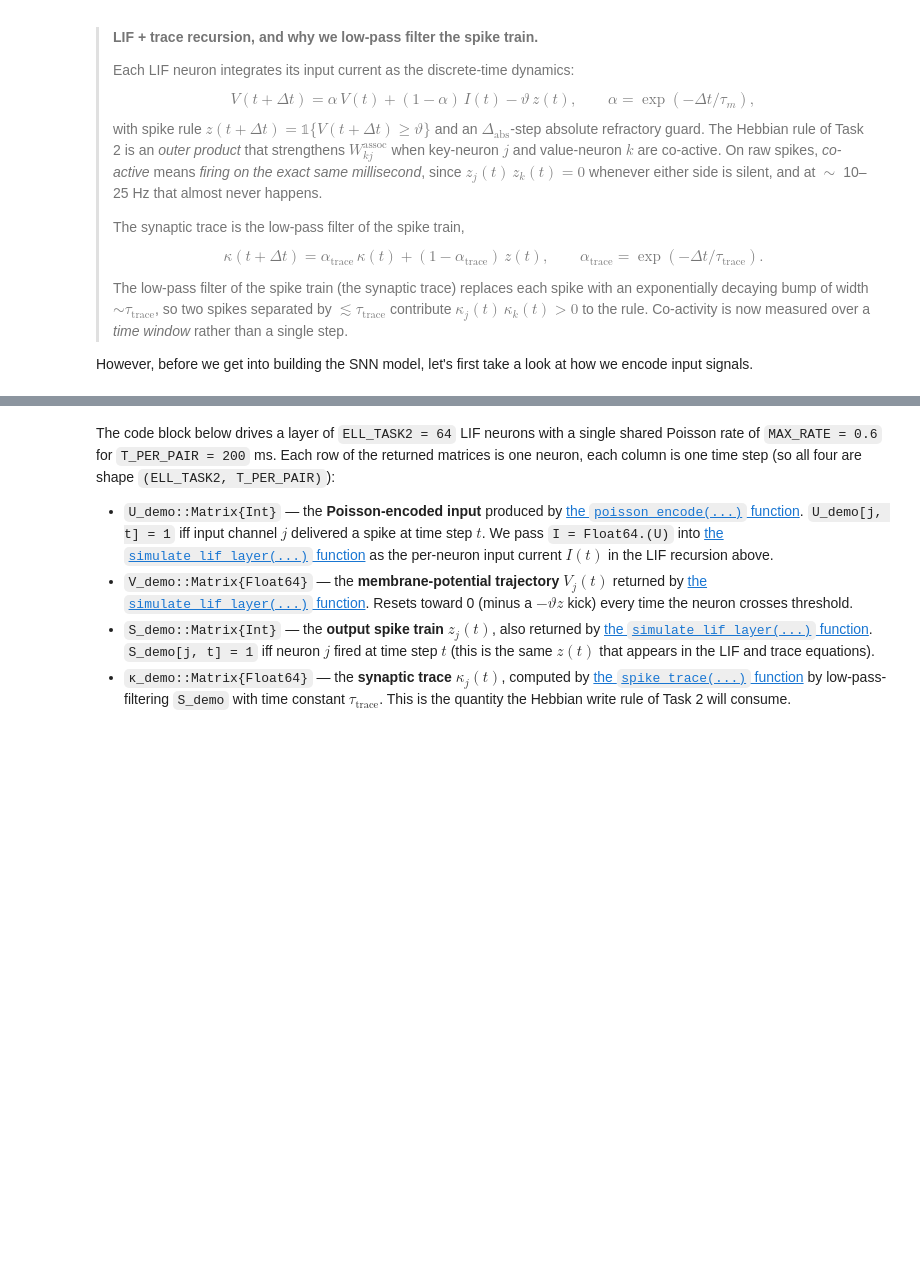
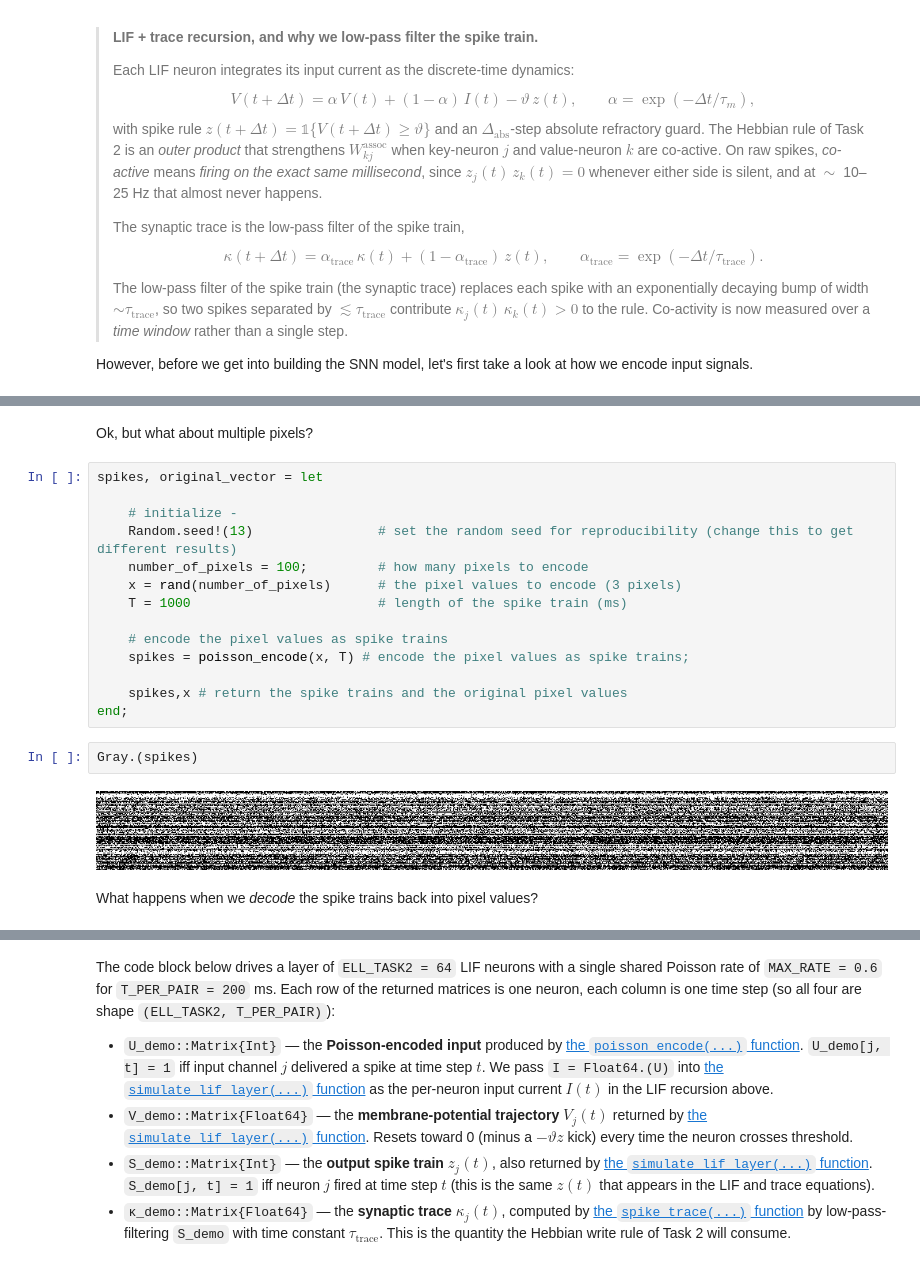
Before and after one commit to varnerlab/CHEME-5820-Labs-Spring-2026, a Jupyter notebook: labs/week-15/L15b/CHEME-5820-L15b-Lab-Solution-Spring-2026.ipynb, the cells around one changed output, grey strips where cells are left out. Drawn from its saved outputs; the diff is of its cells as text; blank space fills up the shorter version.

```diff
--- a/labs/week-15/L15b/CHEME-5820-L15b-Lab-Solution-Spring-2026.ipynb
+++ b/labs/week-15/L15b/CHEME-5820-L15b-Lab-Solution-Spring-2026.ipynb
@@ -127,3 +130,25 @@ end
 │   recovered_x = 0.15
 └ @ Main /Users/jeffreyvarner/Desktop/julia_work/CHEME-5820-instances/Spring-2026/CHEME-5820-Labs-Spring-2026/labs/week-15/L15b/jl_notebook_cell_df34fa98e69747e1a8f8a730347b8e2f_Y126sZmlsZQ==.jl:22
 [figure]
+# %% [markdown]
+Ok, but what about multiple pixels?
+# %%
+spikes, original_vector = let
+
+    # initialize -
+    Random.seed!(13)                # set the random seed for reproducibility (change this to get different results)
+    number_of_pixels = 100;         # how many pixels to encode
+    x = rand(number_of_pixels)      # the pixel values to encode (3 pixels)
+    T = 1000                        # length of the spike train (ms)
+
+    # encode the pixel values as spike trains
+    spikes = poisson_encode(x, T) # encode the pixel values as spike trains;
+
+    spikes,x # return the spike trains and the original pixel values
+end;
+# %%
+Gray.(spikes)
+# %% [output]
+[figure, added]
+# %% [markdown]
+What happens when we _decode_ the spike trains back into pixel values?
```
Also changed, not shown: parts of 8 cells of this notebook.
